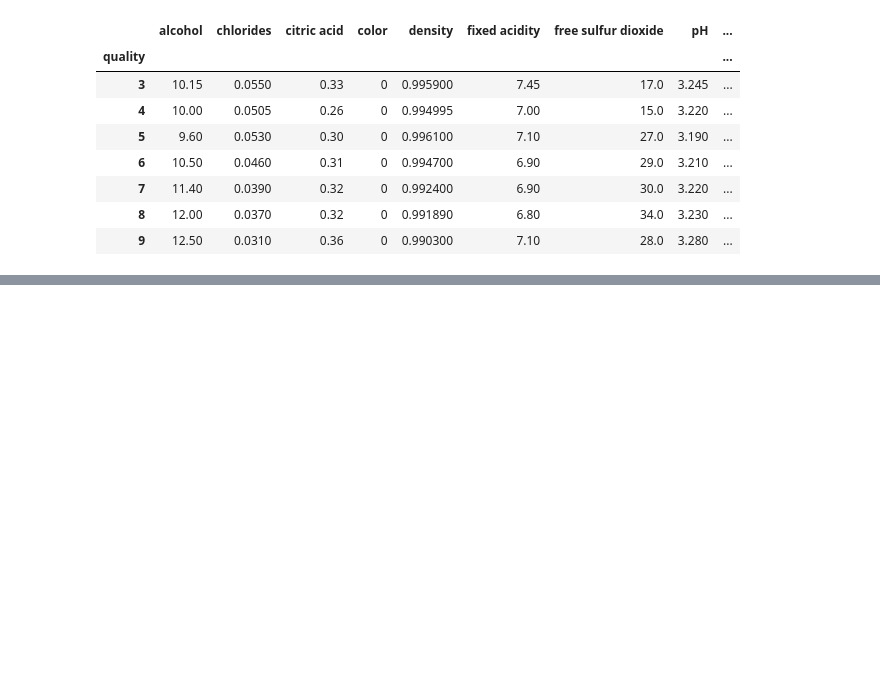
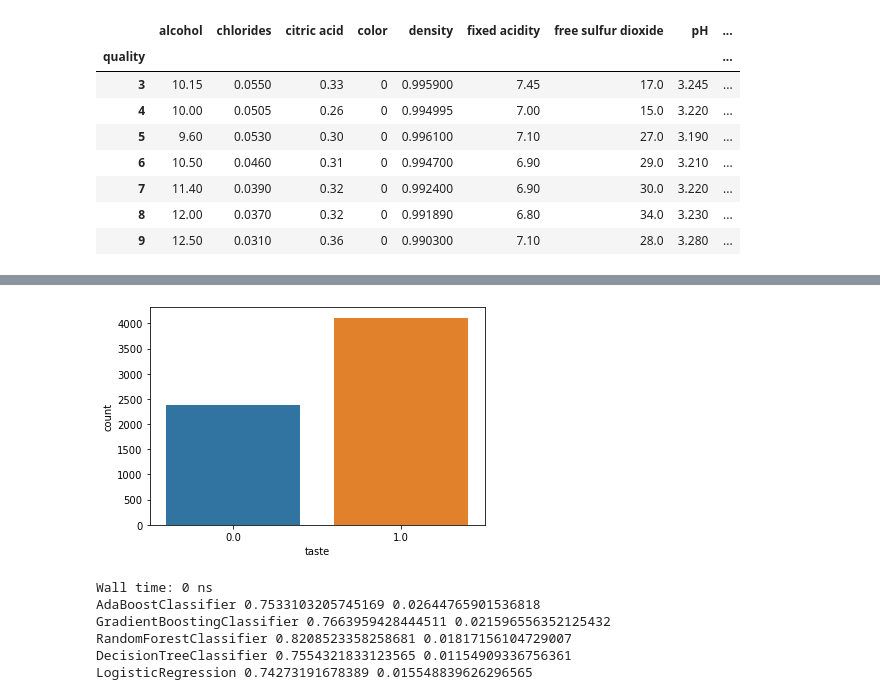
Before and after one commit to SangHui48/zerobase_machine_learning, a Jupyter notebook: machine_learning/18. boosting.ipynb, the cells around one changed output, grey strips where cells are left out. Saved outputs shown, nothing was run; the diff lists cells and outputs as text; code cells hidden in the pictures; blank space fills up the shorter version.

```diff
--- a/machine_learning/18. boosting.ipynb
+++ b/machine_learning/18. boosting.ipynb
@@ -51,0 +92,6 @@ df_pivot_table
+# %%
+import seaborn as sns
+
+sns.countplot(wine['taste']);
+# %% [output]
+[figure, added]
@@ -51,0 +109,21 @@ df_pivot_table
+# %%
+%time
+from sklearn.model_selection import KFold, cross_val_score
+
+results = []
+names = []
+
+for name, model in models:
+    kfold = KFold(n_splits=5, random_state=13, shuffle=True)
+    cv_results = cross_val_score(model, X_train, y_train, cv=kfold, scoring='accuracy')
+    results.append(cv_results)
+    names.append(name)
+
+    print(name, cv_results.mean(), cv_results.std())
+# %% [output]
+Wall time: 0 ns
+AdaBoostClassifier 0.7533103205745169 0.02644765901536818
+GradientBoostingClassifier 0.7663959428444511 0.021596556352125432
+RandomForestClassifier 0.8208523358258681 0.01817156104729007
+DecisionTreeClassifier 0.7554321833123565 0.01154909336756361
+LogisticRegression 0.74273191678389 0.015548839626296565
```
Also changed, not shown: parts of 7 cells of this notebook, 2 other files.
